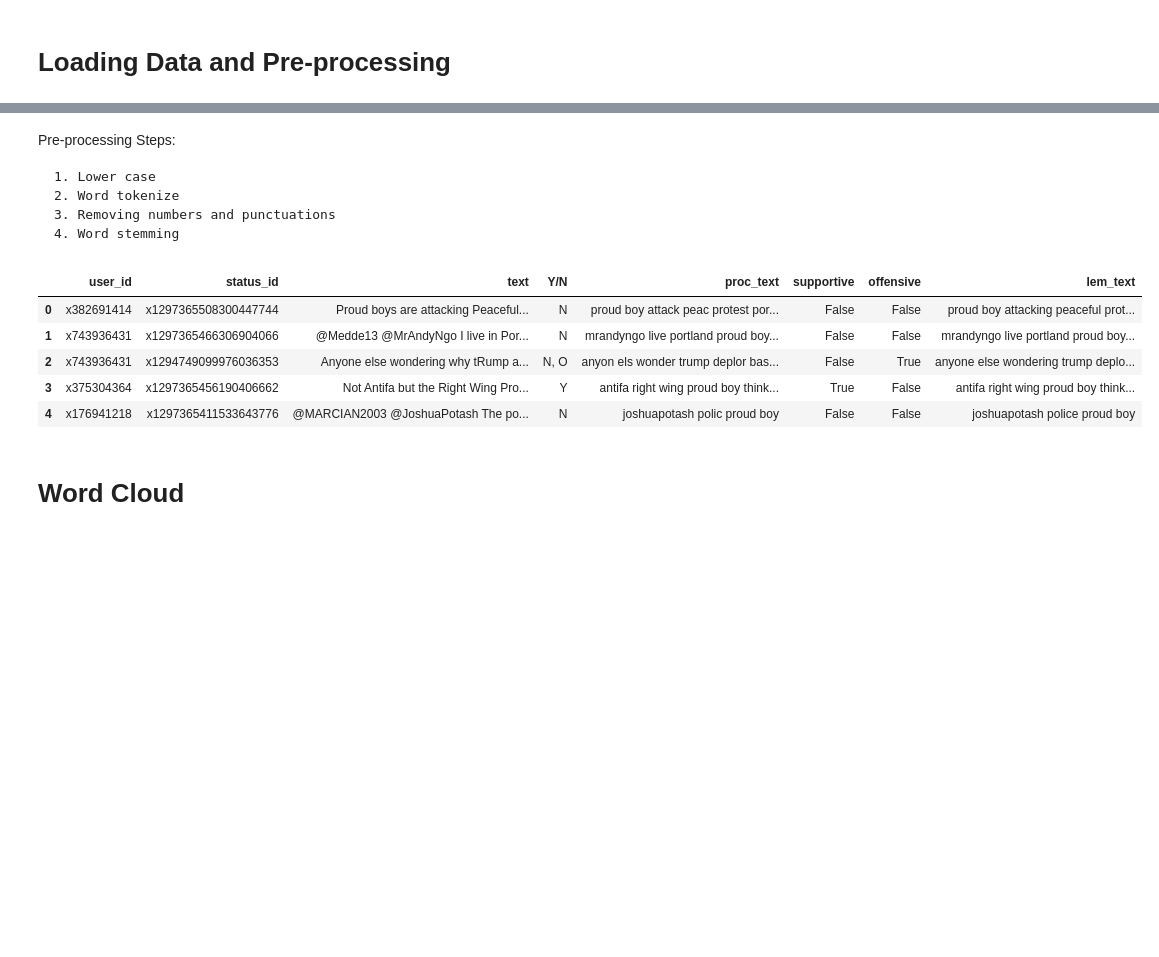
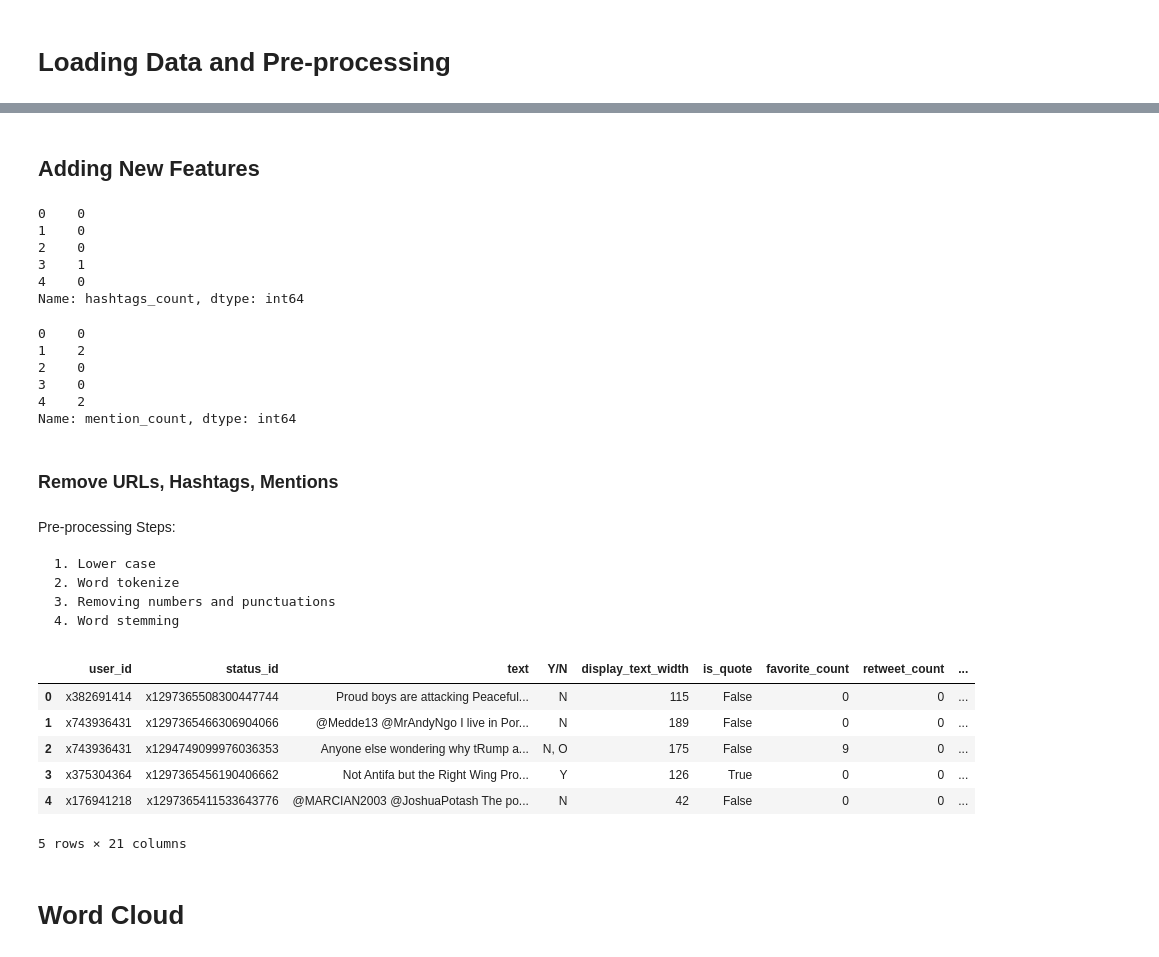
Before and after one commit to fahim0120/SocialMediaMiningProject, a Jupyter notebook: ProudBoys.ipynb, the cells around one changed output, grey strips where cells are left out. Drawn from its saved outputs; the diff is of its cells as text; code cells hidden in the pictures; blank space fills up the shorter version.

```diff
--- a/ProudBoys.ipynb
+++ b/ProudBoys.ipynb
@@ -44,0 +118,32 @@ data.head()
+# %% [markdown]
+## Adding New Features
+# %%
+data['hashtags_count'] = data['hashtags'].apply(lambda x: len(x.split()) if pd.notnull(x) else 0)
+data['hashtags_count'] = data['hashtags_count'].apply(lambda n: 3 if n > 2 else n)
+
+data['hashtags_count'].head()
+# %% [output]
+0    0
+1    0
+2    0
+3    1
+4    0
+Name: hashtags_count, dtype: int64
+# %%
+data['mention_count'] = data['mentions_screen_name'].apply(lambda x: len(x.split()) if pd.notnull(x) else 0)
+data['mention_count'] = data['mention_count'].apply(lambda n: 4 if n > 3 else n)
+
+data['mention_count'].head()
+# %% [output]
+0    0
+1    2
+2    0
+3    0
+4    2
+Name: mention_count, dtype: int64
+# %%
+data['exclamation_count'] = data['text'].str.count('\!')
+data['exclamation_count'] = data['exclamation_count'].apply(lambda n: 3 if n > 2 else n)
+
+data['question_count'] = data['text'].str.count('\?')
+data['question_count'] = data['question_count'].apply(lambda n: 3 if n > 2 else n)
@@ -45,3 +162,10 @@ data.head()
+# %% [markdown]
+### Remove URLs, Hashtags, Mentions
+# %%
+data['text_proc'] = data['text'].str.lower()
+data['text_proc'] = data['text_proc'].str.replace(r"http\S+", "", regex=True)
+data['text_proc'] = data['text_proc'].str.replace(r"#\S+", "", regex=True)
+data['text_proc'] = data['text_proc'].str.replace(r"@\S+", "", regex=True)
 # %% [markdown]
 Pre-processing Steps:
 
@@ -52,23 +176,24 @@ Pre-processing Steps:
 # %%
 stemmer = PorterStemmer()
 lemmatizer = WordNetLemmatizer()
 
 for idx, row in data.iterrows():
-    words = nltk.word_tokenize(row['proc_text'])
+    words = nltk.word_tokenize(row['text_proc'])
     words = [word for word in words if word.isalpha()]
     data.loc[idx, 'lem_text'] = ' '.join([lemmatizer.lemmatize(word) for word in words if word not in set(stopwords.words('english'))])
     words = [stemmer.stem(word) for word in words if word not in set(stopwords.words('english'))]
-    data.loc[idx, 'proc_text'] = ' '.join(words)
+    data.loc[idx, 'text_proc'] = ' '.join(words)
 
 
 data.head()
 # %% [output]
-|  | user_id | status_id | text | Y/N | proc_text | supportive | offensive | lem_text |
-| 0 | x382691414 | x1297365508300447744 | Proud boys are attacking Peaceful... | N | proud boy attack peac protest por... | False | False | proud boy attacking peaceful prot... |
-| 1 | x743936431 | x1297365466306904066 | @Medde13 @MrAndyNgo I live in Por... | N | mrandyngo live portland proud boy... | False | False | mrandyngo live portland proud boy... |
-| 2 | x743936431 | x1294749099976036353 | Anyone else wondering why tRump a... | N, O | anyon els wonder trump deplor bas... | False | True | anyone else wondering trump deplo... |
-| 3 | x375304364 | x1297365456190406662 | Not Antifa but the Right Wing Pro... | Y | antifa right wing proud boy think... | True | False | antifa right wing proud boy think... |
-| 4 | x176941218 | x1297365411533643776 | @MARCIAN2003 @JoshuaPotash The po... | N | joshuapotash polic proud boy | False | False | joshuapotash police proud boy |
+|  | user_id | status_id | text | Y/N | display_text_width | is_quote | favorite_count | retweet_count | ... |
+| 0 | x382691414 | x1297365508300447744 | Proud boys are attacking Peaceful... | N | 115 | False | 0 | 0 | ... |
+| 1 | x743936431 | x1297365466306904066 | @Medde13 @MrAndyNgo I live in Por... | N | 189 | False | 0 | 0 | ... |
+| 2 | x743936431 | x1294749099976036353 | Anyone else wondering why tRump a... | N, O | 175 | False | 9 | 0 | ... |
+| 3 | x375304364 | x1297365456190406662 | Not Antifa but the Right Wing Pro... | Y | 126 | True | 0 | 0 | ... |
+| 4 | x176941218 | x1297365411533643776 | @MARCIAN2003 @JoshuaPotash The po... | N | 42 | False | 0 | 0 | ... |
+5 rows × 21 columns
 # %% [markdown]
 # Word Cloud
 # %%
```
Also changed, not shown: parts of 41 cells of this notebook, 2 other files.
